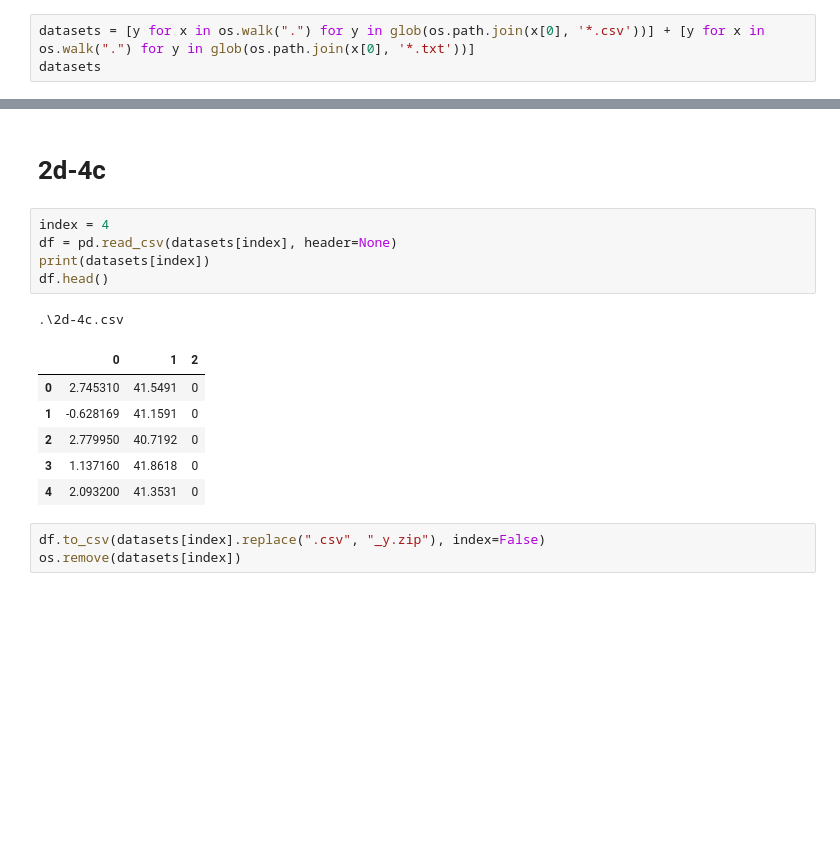
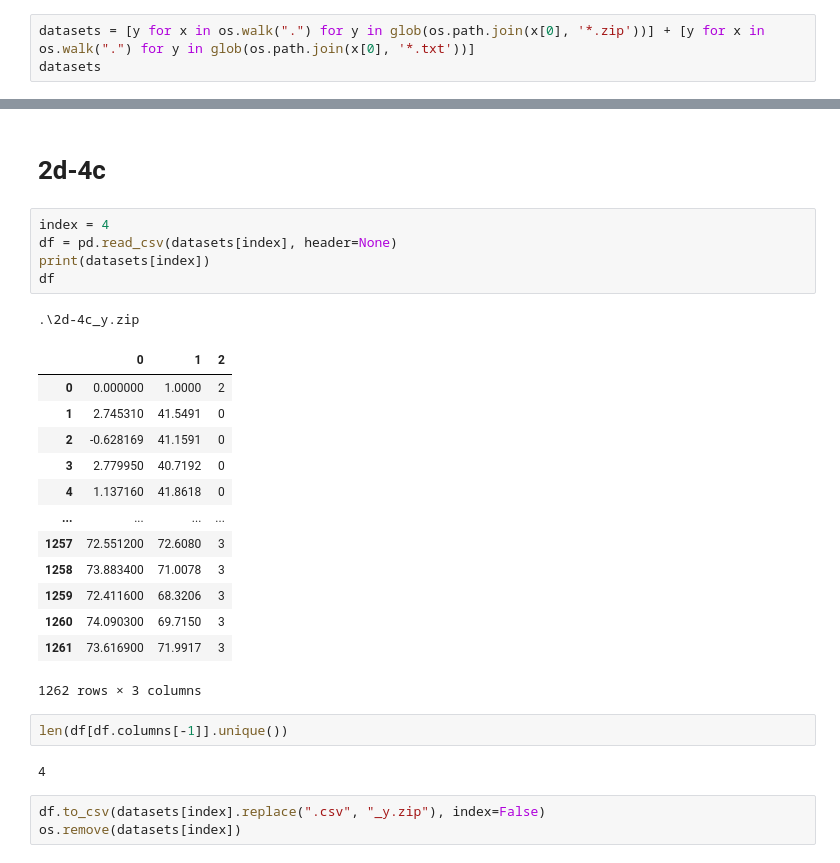
Before and after one commit to cri98li/ParTree, a Jupyter notebook: Experiments/datasets/syntetic/Preprocessing syntetic.ipynb, the cells around one changed output, grey strips where cells are left out. Saved outputs shown, nothing was run; the diff lists cells and outputs as text; blank space fills up the shorter version.

```diff
--- a/Experiments/datasets/syntetic/Preprocessing syntetic.ipynb
+++ b/Experiments/datasets/syntetic/Preprocessing syntetic.ipynb
@@ -4,6 +4,6 @@ import os
 from glob import glob
 import numpy as np
 # %%
-datasets = [y for x in os.walk(".") for y in glob(os.path.join(x[0], '*.csv'))] + [y for x in os.walk(".") for y in glob(os.path.join(x[0], '*.txt'))]
+datasets = [y for x in os.walk(".") for y in glob(os.path.join(x[0], '*.zip'))] + [y for x in os.walk(".") for y in glob(os.path.join(x[0], '*.txt'))]
 datasets
 # %% [output]
@@ -103,16 +146,27 @@ os.remove(datasets[index])
 # %%
 index = 4
 df = pd.read_csv(datasets[index], header=None)
 print(datasets[index])
-df.head()
+df
 # %% [output]
-.\2d-4c.csv
+.\2d-4c_y.zip
 |  | 0 | 1 | 2 |
-| 0 | 2.745310 | 41.5491 | 0 |
-| 1 | -0.628169 | 41.1591 | 0 |
-| 2 | 2.779950 | 40.7192 | 0 |
-| 3 | 1.137160 | 41.8618 | 0 |
-| 4 | 2.093200 | 41.3531 | 0 |
+| 0 | 0.000000 | 1.0000 | 2 |
+| 1 | 2.745310 | 41.5491 | 0 |
+| 2 | -0.628169 | 41.1591 | 0 |
+| 3 | 2.779950 | 40.7192 | 0 |
+| 4 | 1.137160 | 41.8618 | 0 |
+| ... | ... | ... | ... |
+| 1257 | 72.551200 | 72.6080 | 3 |
+| 1258 | 73.883400 | 71.0078 | 3 |
+| 1259 | 72.411600 | 68.3206 | 3 |
+| 1260 | 74.090300 | 69.7150 | 3 |
+| 1261 | 73.616900 | 71.9917 | 3 |
+1262 rows × 3 columns
+# %%
+len(df[df.columns[-1]].unique())
+# %% [output]
+4
 # %%
 df.to_csv(datasets[index].replace(".csv", "_y.zip"), index=False)
 os.remove(datasets[index])
```
Also changed, not shown: parts of 37 cells of this notebook, 13 other files.
